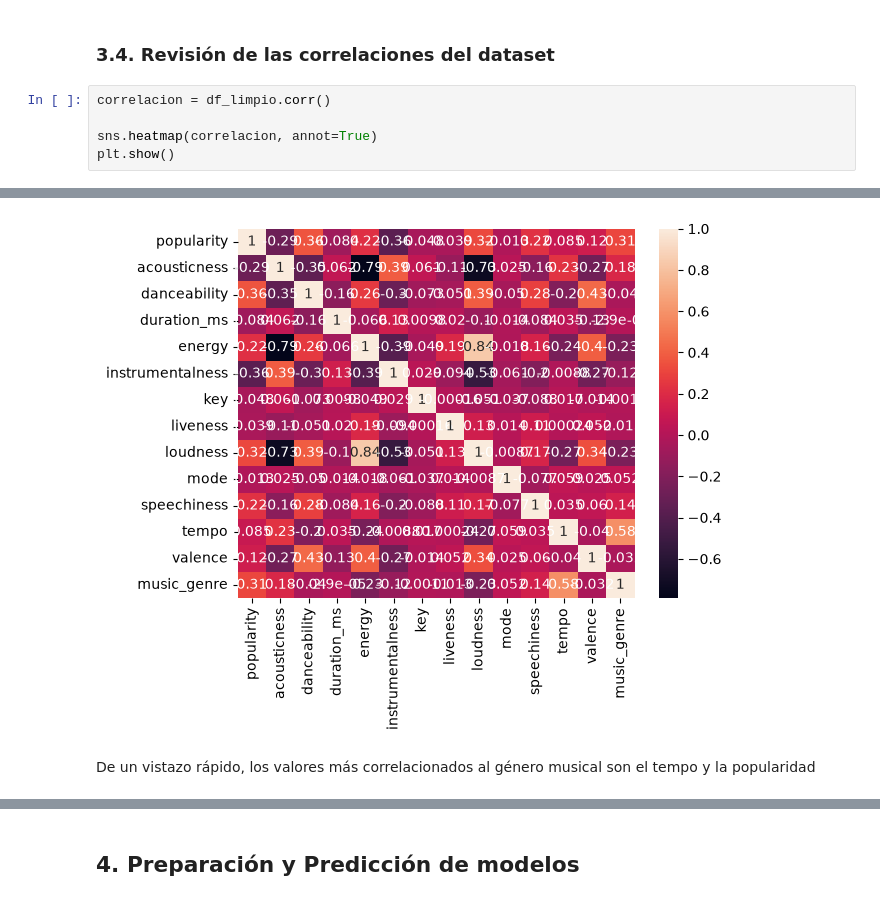
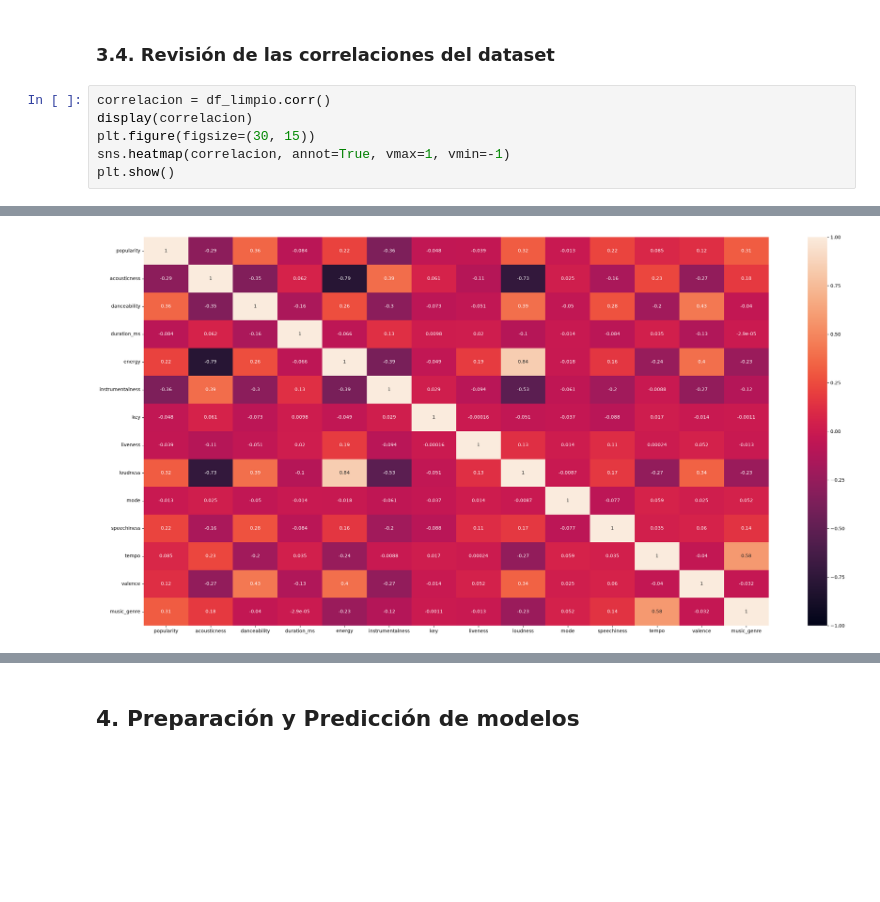
Before and after one commit to ErikAT04/PROYECTO1EVALPIA, a Jupyter notebook: Proyecto1PIA_ErikAmoToquero.ipynb, the cells around one changed output, grey strips where cells are left out. Drawn from its saved outputs; the diff is of its cells as text; blank space fills up the shorter version.

```diff
--- a/Proyecto1PIA_ErikAmoToquero.ipynb
+++ b/Proyecto1PIA_ErikAmoToquero.ipynb
@@ -208,7 +208,8 @@ None
 ### 3.4. Revisión de las correlaciones del dataset
 # %%
 correlacion = df_limpio.corr()
-
-sns.heatmap(correlacion, annot=True)
+display(correlacion)
+plt.figure(figsize=(30, 15))
+sns.heatmap(correlacion, annot=True, vmax=1, vmin=-1)
 plt.show()
 # %% [output]
@@ -215,3 +231 @@ plt.show()
-[figure, old version]
+[figure, new version]
-# %% [markdown]
-De un vistazo rápido, los valores más correlacionados al género musical son el tempo y la popularidad
```
Also changed, not shown: parts of 24 cells of this notebook.
